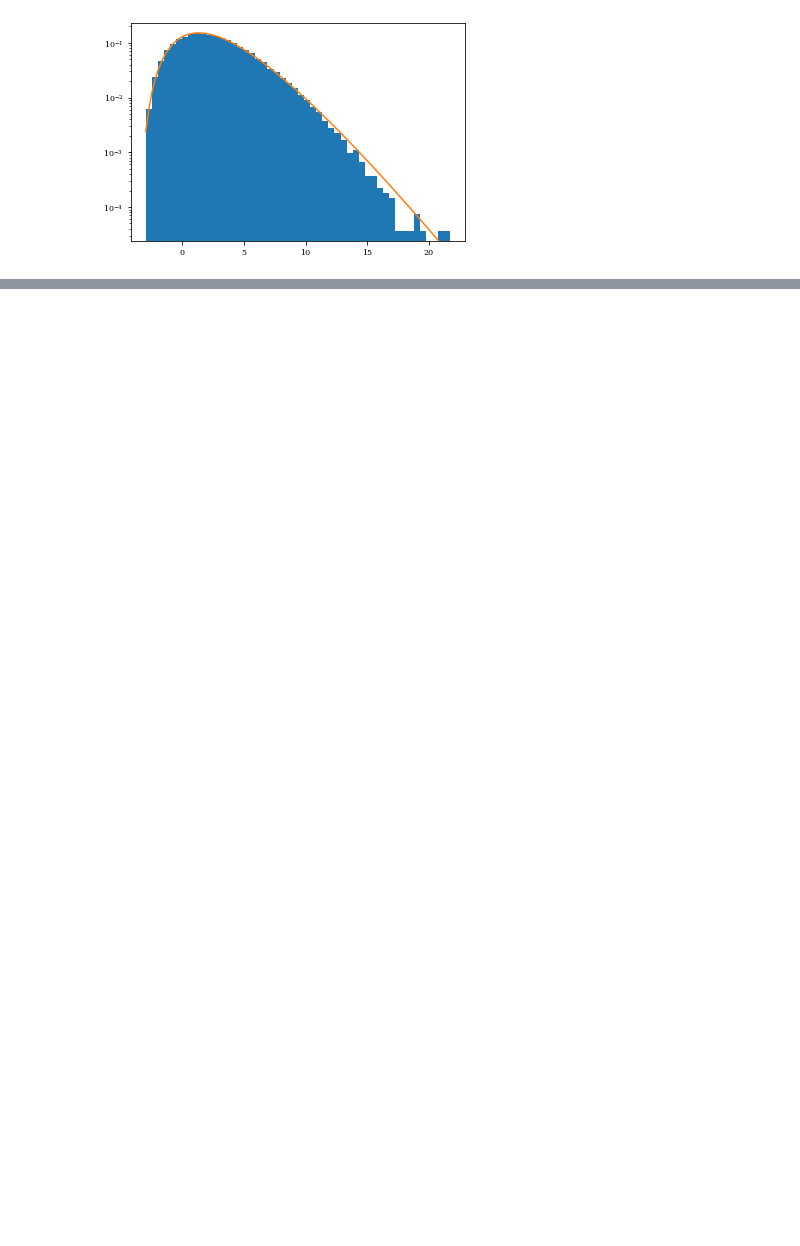
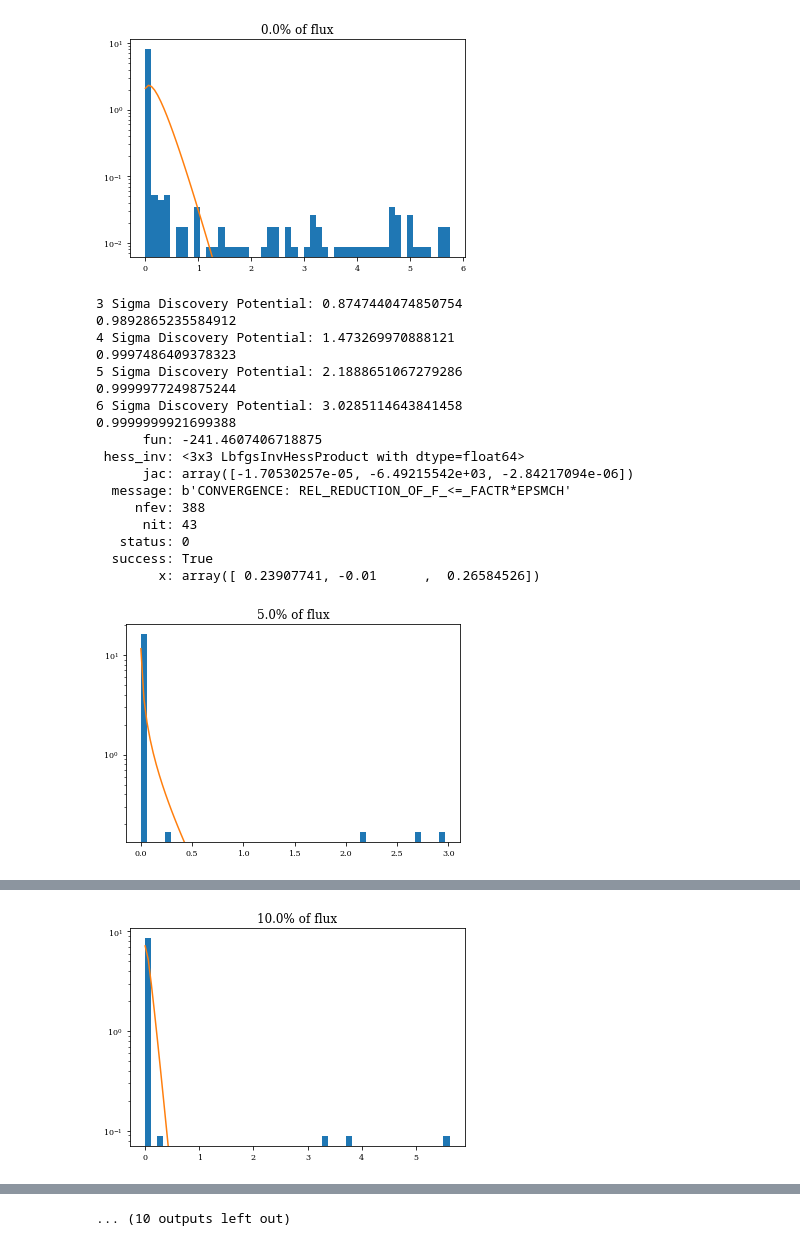
Before and after one commit to icecube/alertstack, a Jupyter notebook: dev_notebook.ipynb, the cells around one changed output, grey strips where cells are left out. Cells and saved outputs as stored; diff of their text form; code cells hidden in the pictures; blank space fills up the shorter version.

```diff
--- a/dev_notebook.ipynb
+++ b/dev_notebook.ipynb
@@ -61,35 +104,45 @@ for key, val in all_res[zero_key].items():
 # %%
-for key, val in all_res[zero_key].items():
+scales = sorted([float(x) for x in all_res.keys()])
 
-    gd = GammaDistribution(val)
+for scale in scales:
 
-    data = np.array(val)
+    for key, val in all_res[scale].items():
 
-#     bins = np.histogram(data, bins=20)
-#     print(np.log(bins[0]), len(bins[0]), len(bins[1]))
+        gd = GammaDistribution(val)
 
-#     x_vals = [np.mean([x + bins[1][i+1]]) for i, x in enumerate(bins[1][:-1])]
+        data = np.array(val)
 
-#     plt.plot(x_vals, np.log(bins[0]))
+    #     bins = np.histogram(data, bins=20)
+    #     print(np.log(bins[0]), len(bins[0]), len(bins[1]))
 
-#     print(x_vals, np.log(bins[0]))
+    #     x_vals = [np.mean([x + bins[1][i+1]]) for i, x in enumerate(bins[1][:-1])]
 
-    weights = np.ones(len(val))
-    weights /= np.sum(weights)
-    mask = data > 0.
+    #     plt.plot(x_vals, np.log(bins[0]))
 
-    plt.hist(data, density=True, bins=50)
-#     plt.hist(data[mask], weights=weights[mask])
-#     plt.hist(data[~mask], weights=weights[~mask], color="grey")
-    x_range = np.linspace(min(data), max(data), 100)
-#     plt.plot(x_range, scipy.stats.gamma.pdf(x_range, res["x"][0], loc=0., scale=res["x"][1]))
-    plt.yscale("log")
-    ylim = plt.gca().get_ylim()
-    plt.plot(x_range, gd.dist.pdf(x_range))#*(1 - gd.frac_under_zero))
-    plt.gca().set_ylim(ylim)
+    #     print(x_vals, np.log(bins[0]))
 
-    for i in [3, 4, 5, 6]:
-        disc_threshold = gd.calculate_discovery_potential(i)
-        print("{0} Sigma Discovery Potential: {1}".format(i, disc_threshold))
-        print(gd.dist.cdf(disc_threshold))# + gd.frac_under_zero)
+        weights = np.ones(len(val))
+        weights /= np.sum(weights)
+        mask = data > 0.
+
+        plt.figure()
+
+        plt.hist(data, density=True, bins=50)
+    #     plt.hist(data[mask], weights=weights[mask])
+    #     plt.hist(data[~mask], weights=weights[~mask], color="grey")
+        x_range = np.linspace(min(data), max(data), 100)
+    #     plt.plot(x_range, scipy.stats.gamma.pdf(x_range, res["x"][0], loc=0., scale=res["x"][1]))
+        plt.yscale("log")
+        ylim = plt.gca().get_ylim()
+        plt.plot(x_range, gd.dist.pdf(x_range))#*(1 - gd.frac_under_zero))
+        plt.gca().set_ylim(ylim)
+        plt.title("{0}% of flux".format(scale*100.))
+        plt.show()
+
+        if not scale > 0.:
+
+            for i in [3, 4, 5, 6]:
+                disc_threshold = gd.calculate_discovery_potential(i)
+                print("{0} Sigma Discovery Potential: {1}".format(i, disc_threshold))
+                print(gd.dist.cdf(disc_threshold))# + gd.frac_under_zero)
 # %% [output]
@@ -113 +158,19 @@ for key, val in all_res[zero_key].items():
-[figure, old version]
+[figure, new version]
+3 Sigma Discovery Potential: 0.8747440474850754
+0.9892865235584912
+4 Sigma Discovery Potential: 1.473269970888121
+0.9997486409378323
+5 Sigma Discovery Potential: 2.1888651067279286
+0.9999977249875244
+6 Sigma Discovery Potential: 3.0285114643841458
+0.9999999921699388
+      fun: -241.4607406718875
+ hess_inv: <3x3 LbfgsInvHessProduct with dtype=float64>
+      jac: array([-1.70530257e-05, -6.49215542e+03, -2.84217094e-06])
+  message: b'CONVERGENCE: REL_REDUCTION_OF_F_<=_FACTR*EPSMCH'
+     nfev: 388
+      nit: 43
+   status: 0
+  success: True
+        x: array([ 0.23907741, -0.01      ,  0.26584526])
+[figure, added]
@@ -113,0 +186 @@ for key, val in all_res[zero_key].items():
+[figure, added]
@@ -114,3 +217,4 @@ for key, val in all_res[zero_key].items():
+... (10 outputs left out)
 # %%
 levels = [
     ("Background Median", sens_threshold),
```
Also changed, not shown: parts of 9 cells of this notebook, 6 other files.
